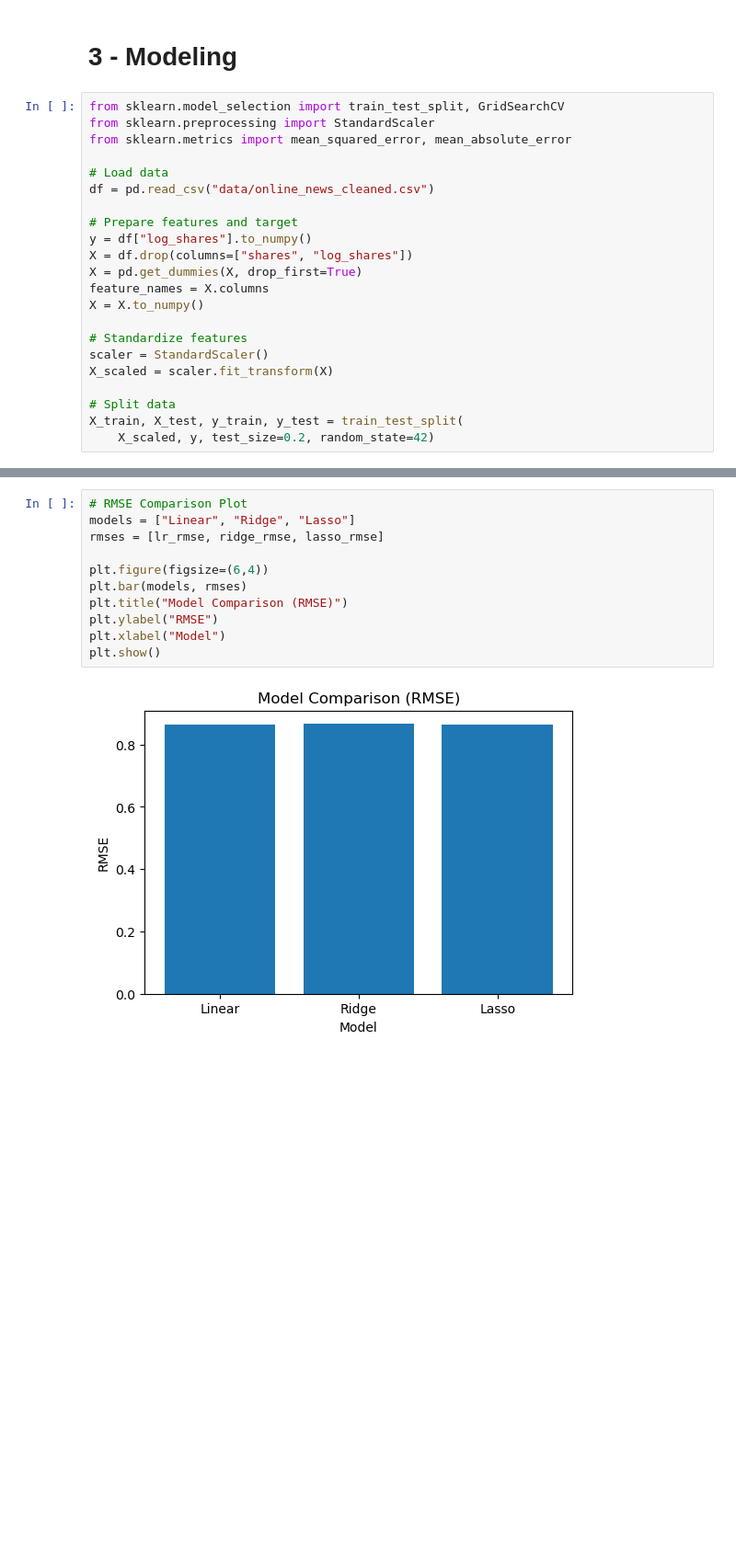
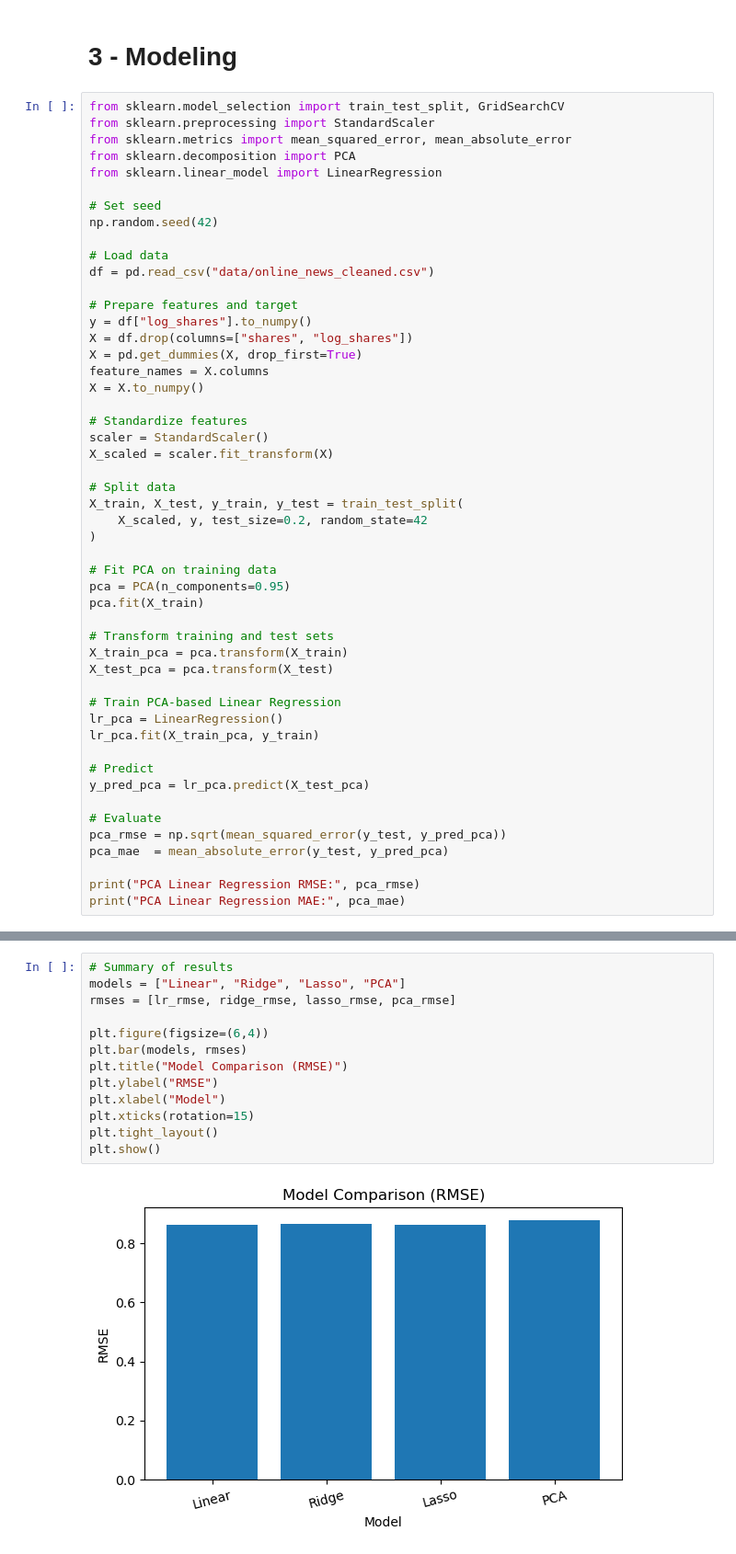
Before and after one commit to briannaq-dev/article-popularity, a Jupyter notebook: final_project.ipynb, the cells around one changed output, grey strips where cells are left out. Shown: that part at 92% size. Saved outputs shown, nothing was run; the diff lists cells and outputs as text; blank space fills up the shorter version.

```diff
--- a/final_project.ipynb
+++ b/final_project.ipynb
@@ -156,6 +155,11 @@ Overall, the dataset is high-dimensional and noisy, with many weak predictors ra
 from sklearn.model_selection import train_test_split, GridSearchCV
 from sklearn.preprocessing import StandardScaler
 from sklearn.metrics import mean_squared_error, mean_absolute_error
+from sklearn.decomposition import PCA
+from sklearn.linear_model import LinearRegression
+
+# Set seed
+np.random.seed(42)
 
 # Load data
 df = pd.read_csv("data/online_news_cleaned.csv")
@@ -173,4 +177,27 @@ X_scaled = scaler.fit_transform(X)
 
 # Split data
 X_train, X_test, y_train, y_test = train_test_split(
-    X_scaled, y, test_size=0.2, random_state=42)
+    X_scaled, y, test_size=0.2, random_state=42
+)
+
+# Fit PCA on training data
+pca = PCA(n_components=0.95)
+pca.fit(X_train)
+
+# Transform training and test sets
+X_train_pca = pca.transform(X_train)
+X_test_pca = pca.transform(X_test)
+
+# Train PCA-based Linear Regression
+lr_pca = LinearRegression()
+lr_pca.fit(X_train_pca, y_train)
+
+# Predict
+y_pred_pca = lr_pca.predict(X_test_pca)
+
+# Evaluate
+pca_rmse = np.sqrt(mean_squared_error(y_test, y_pred_pca))
+pca_mae  = mean_absolute_error(y_test, y_pred_pca)
+
+print("PCA Linear Regression RMSE:", pca_rmse)
+print("PCA Linear Regression MAE:", pca_mae)
@@ -312,13 +336,15 @@ results
 # %%
-# RMSE Comparison Plot
-models = ["Linear", "Ridge", "Lasso"]
-rmses = [lr_rmse, ridge_rmse, lasso_rmse]
+# Summary of results
+models = ["Linear", "Ridge", "Lasso", "PCA"]
+rmses = [lr_rmse, ridge_rmse, lasso_rmse, pca_rmse]
 
 plt.figure(figsize=(6,4))
 plt.bar(models, rmses)
 plt.title("Model Comparison (RMSE)")
 plt.ylabel("RMSE")
 plt.xlabel("Model")
+plt.xticks(rotation=15)
+plt.tight_layout()
 plt.show()
 # %% [output]
-[figure, old version]
+[figure, new version]
```
Also changed, not shown: parts of 24 cells of this notebook.
